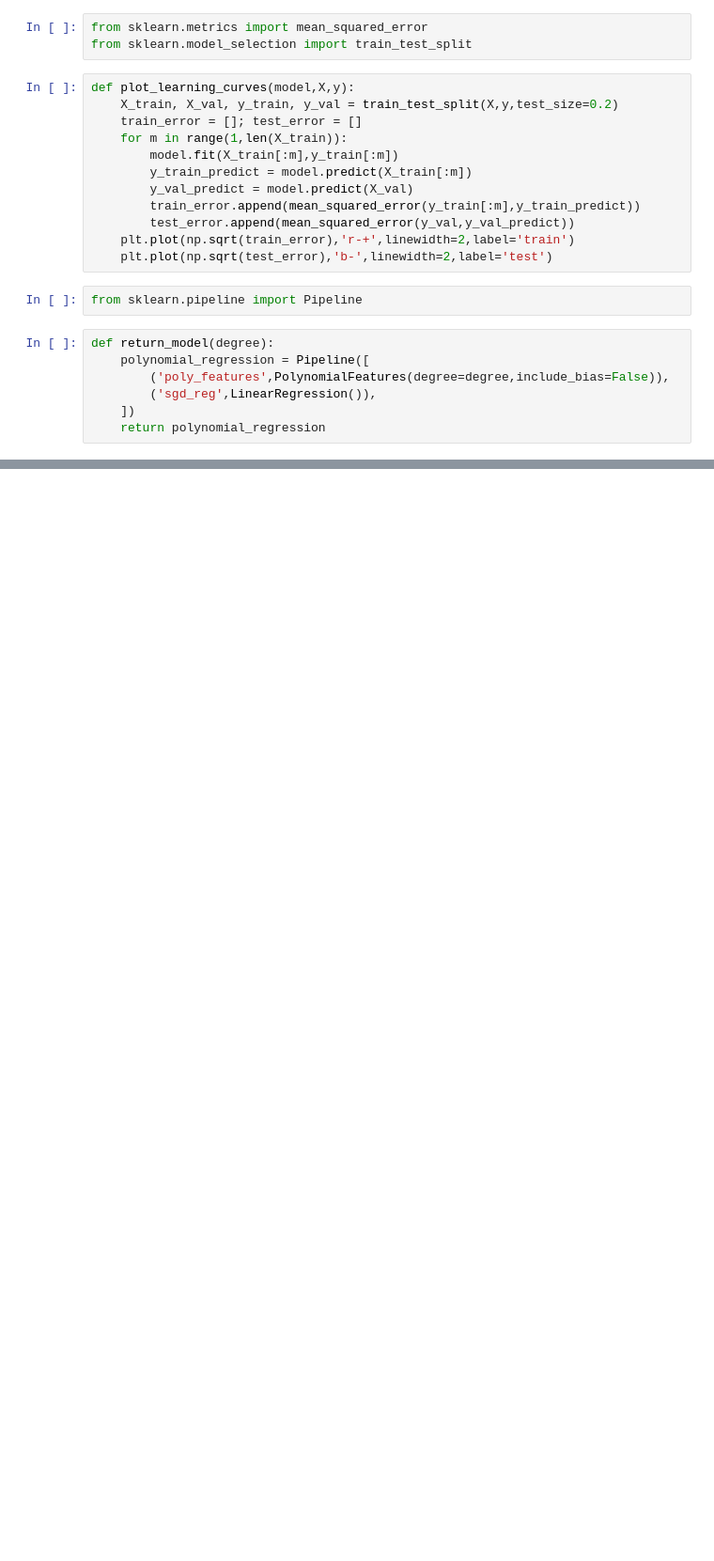
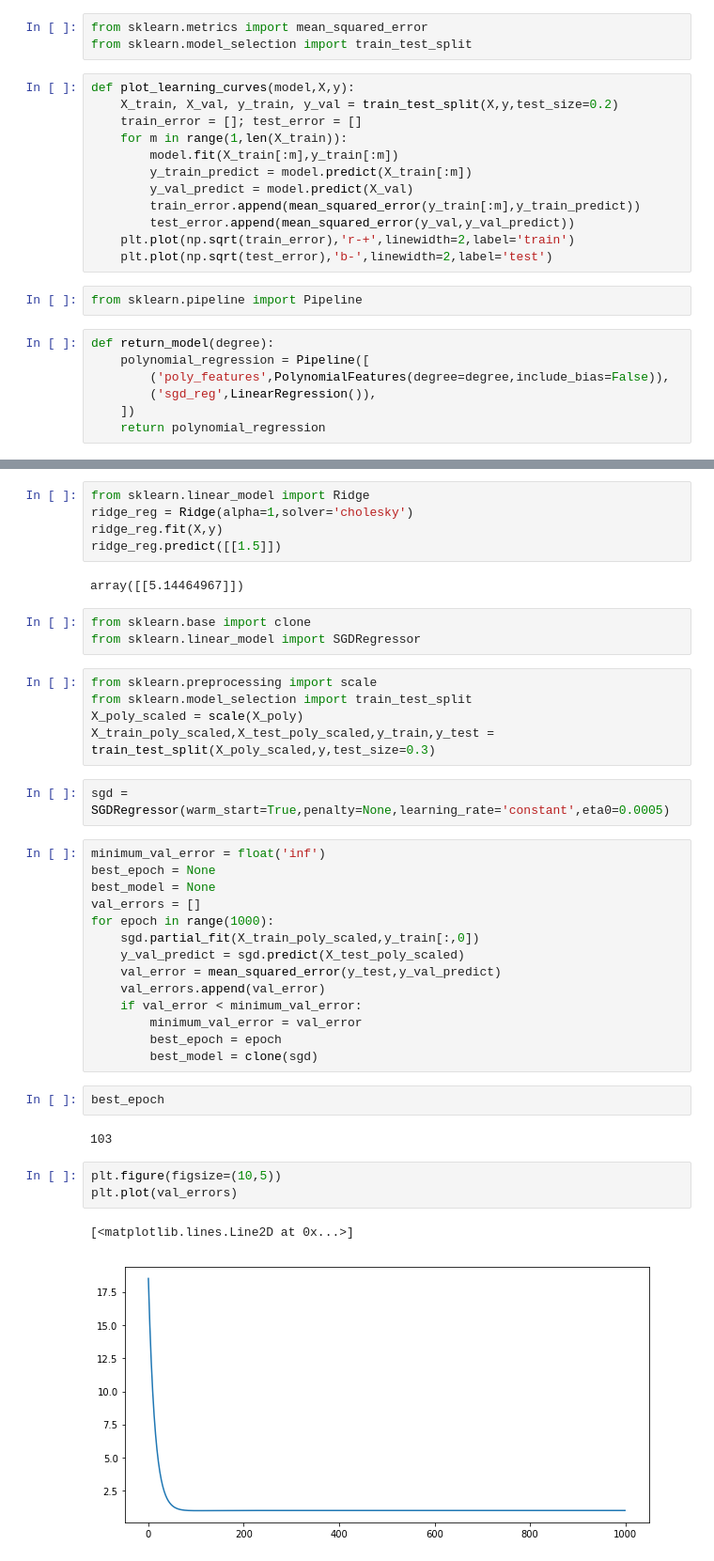
Before and after one commit to ERSSLE/machine_learning, a Jupyter notebook: chapter_04_fire.ipynb, the cells around one changed output, grey strips where cells are left out. Shown at 94% size. Drawn from its saved outputs; the diff is of its cells as text; blank space fills up the shorter version.

```diff
--- a/chapter_04_fire.ipynb
+++ b/chapter_04_fire.ipynb
@@ -170,0 +171,41 @@ plt.axis([0,80,0,5])
+# %%
+from sklearn.linear_model import Ridge
+ridge_reg = Ridge(alpha=1,solver='cholesky')
+ridge_reg.fit(X,y)
+ridge_reg.predict([[1.5]])
+# %% [output]
+array([[5.14464967]])
+# %%
+from sklearn.base import clone
+from sklearn.linear_model import SGDRegressor
+# %%
+from sklearn.preprocessing import scale
+from sklearn.model_selection import train_test_split
+X_poly_scaled = scale(X_poly)
+X_train_poly_scaled,X_test_poly_scaled,y_train,y_test = train_test_split(X_poly_scaled,y,test_size=0.3)
+# %%
+sgd = SGDRegressor(warm_start=True,penalty=None,learning_rate='constant',eta0=0.0005)
+# %%
+minimum_val_error = float('inf')
+best_epoch = None
+best_model = None
+val_errors = []
+for epoch in range(1000):
+    sgd.partial_fit(X_train_poly_scaled,y_train[:,0])
+    y_val_predict = sgd.predict(X_test_poly_scaled)
+    val_error = mean_squared_error(y_test,y_val_predict)
+    val_errors.append(val_error)
+    if val_error < minimum_val_error:
+        minimum_val_error = val_error
+        best_epoch = epoch
+        best_model = clone(sgd)
+# %%
+best_epoch
+# %% [output]
+103
+# %%
+plt.figure(figsize=(10,5))
+plt.plot(val_errors)
+# %% [output]
+[<matplotlib.lines.Line2D at 0x...>]
+[figure, added]
```
Also changed, not shown: parts of 35 cells of this notebook, 2 other files.
